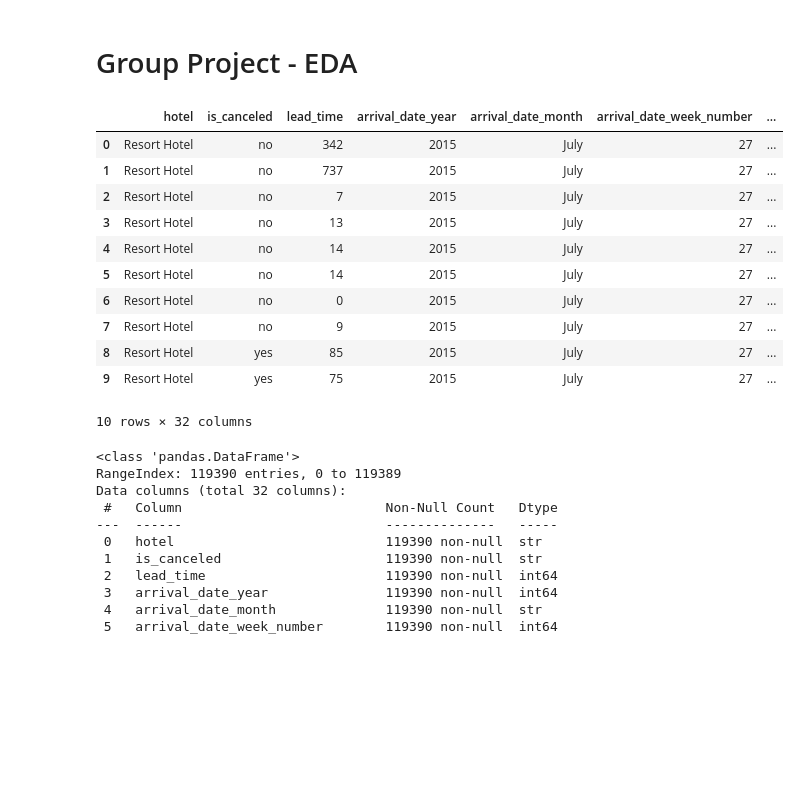
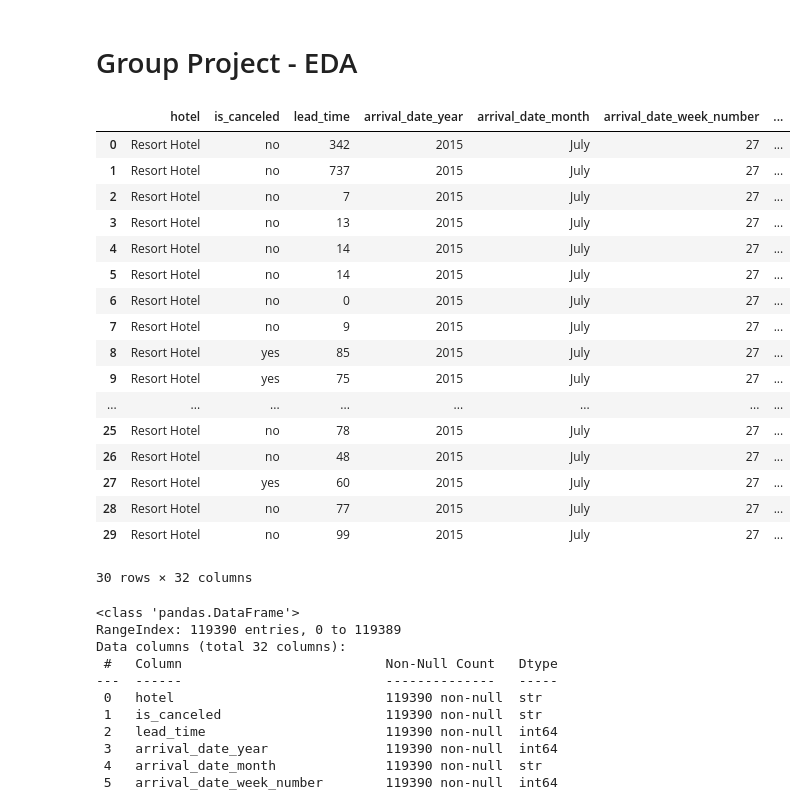
Before and after one commit to sascott9655/ADS-505-Hotel_Bookings_Project, a Jupyter notebook: Hotel_EDA.ipynb, the cells around one changed output. Drawn from its saved outputs; the diff is of its cells as text; code cells hidden in the pictures; blank space fills up the shorter version.

```diff
--- a/Hotel_EDA.ipynb
+++ b/Hotel_EDA.ipynb
@@ -7,20 +7,26 @@ import pandas as pd
 import matplotlib.pyplot as plt
 # %%
 df = pd.read_csv('/Users/Gavalencia/Desktop/ADS 505/hotel_bookings.csv')
-df.head(10)
+df.head(30)
 # %% [output]
 |  | hotel | is_canceled | lead_time | arrival_date_year | arrival_date_month | arrival_date_week_number | ... |
 | 0 | Resort Hotel | no | 342 | 2015 | July | 27 | ... |
 | 1 | Resort Hotel | no | 737 | 2015 | July | 27 | ... |
 | 2 | Resort Hotel | no | 7 | 2015 | July | 27 | ... |
 | 3 | Resort Hotel | no | 13 | 2015 | July | 27 | ... |
 | 4 | Resort Hotel | no | 14 | 2015 | July | 27 | ... |
 | 5 | Resort Hotel | no | 14 | 2015 | July | 27 | ... |
 | 6 | Resort Hotel | no | 0 | 2015 | July | 27 | ... |
 | 7 | Resort Hotel | no | 9 | 2015 | July | 27 | ... |
 | 8 | Resort Hotel | yes | 85 | 2015 | July | 27 | ... |
 | 9 | Resort Hotel | yes | 75 | 2015 | July | 27 | ... |
+| ... | ... | ... | ... | ... | ... | ... | ... |
+| 25 | Resort Hotel | no | 78 | 2015 | July | 27 | ... |
+| 26 | Resort Hotel | no | 48 | 2015 | July | 27 | ... |
+| 27 | Resort Hotel | yes | 60 | 2015 | July | 27 | ... |
+| 28 | Resort Hotel | no | 77 | 2015 | July | 27 | ... |
+| 29 | Resort Hotel | no | 99 | 2015 | July | 27 | ... |
-10 rows × 32 columns
+30 rows × 32 columns
 # %%
 df.info()
 # %% [output]
```
Also changed, not shown: parts of 16 cells of this notebook.
